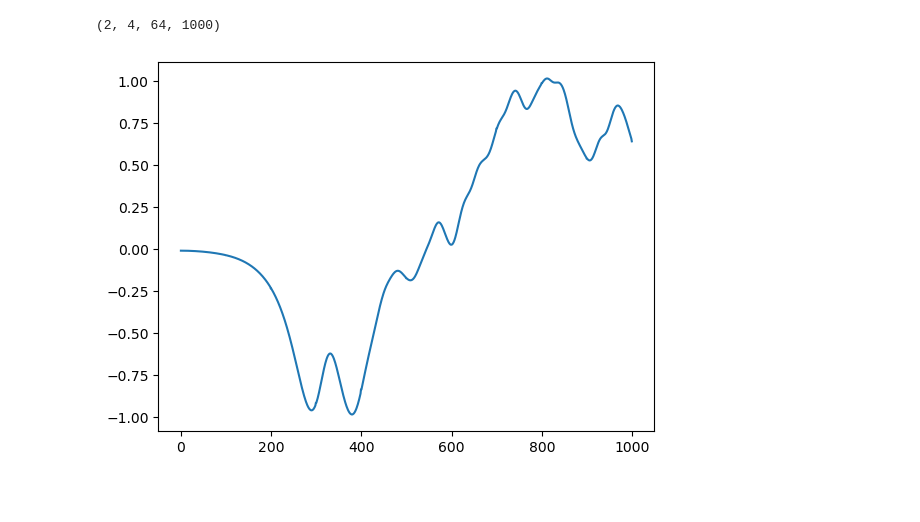
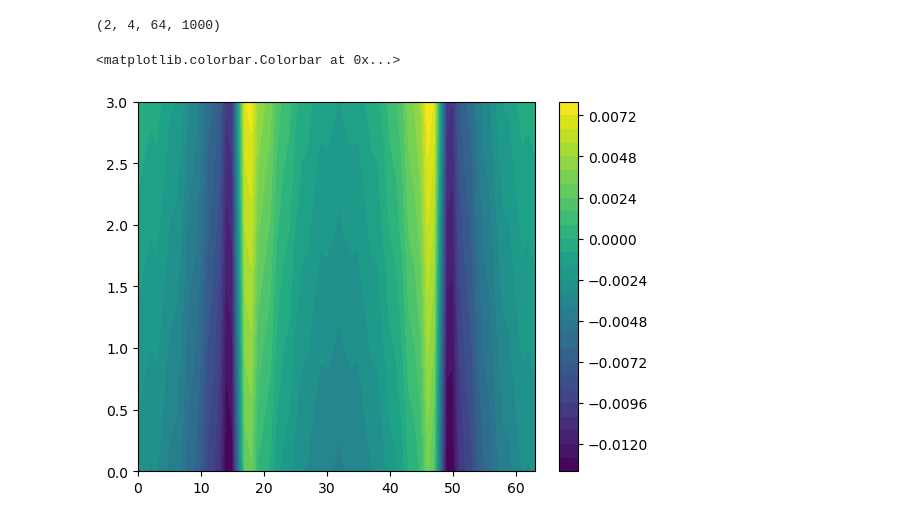
Before and after one commit to ben-goldman/sturb, a Jupyter notebook: code/spectral_amplitude.ipynb, the cells around one changed output. Saved outputs shown, nothing was run; the diff lists cells and outputs as text; code cells hidden in the pictures; blank space fills up the shorter version.

```diff
--- a/code/spectral_amplitude.ipynb
+++ b/code/spectral_amplitude.ipynb
@@ -5,13 +5,14 @@ import matplotlib.pyplot as plt
 # %%
 f = h5.File("NS2D_amplitude.h5")
 # %%
-U = f["Amplitude/4"][:, :, :, :]
+U = f["Amplitude/1"][:, :, :, :]
 # %%
 U.shape
 # %% [output]
 (2, 4, 64, 1000)
 # %%
-c = plt.plot(U[1, 0, 16, :])
-# plt.colorbar(c)
+c = plt.contourf(U[1, :, :, 999], levels=30)
+plt.colorbar(c)
 # %% [output]
+<matplotlib.colorbar.Colorbar at 0x...>
-[figure, old version]
+[figure, new version]
```
Also changed, not shown: parts of 5 cells of this notebook, 6 other files.
